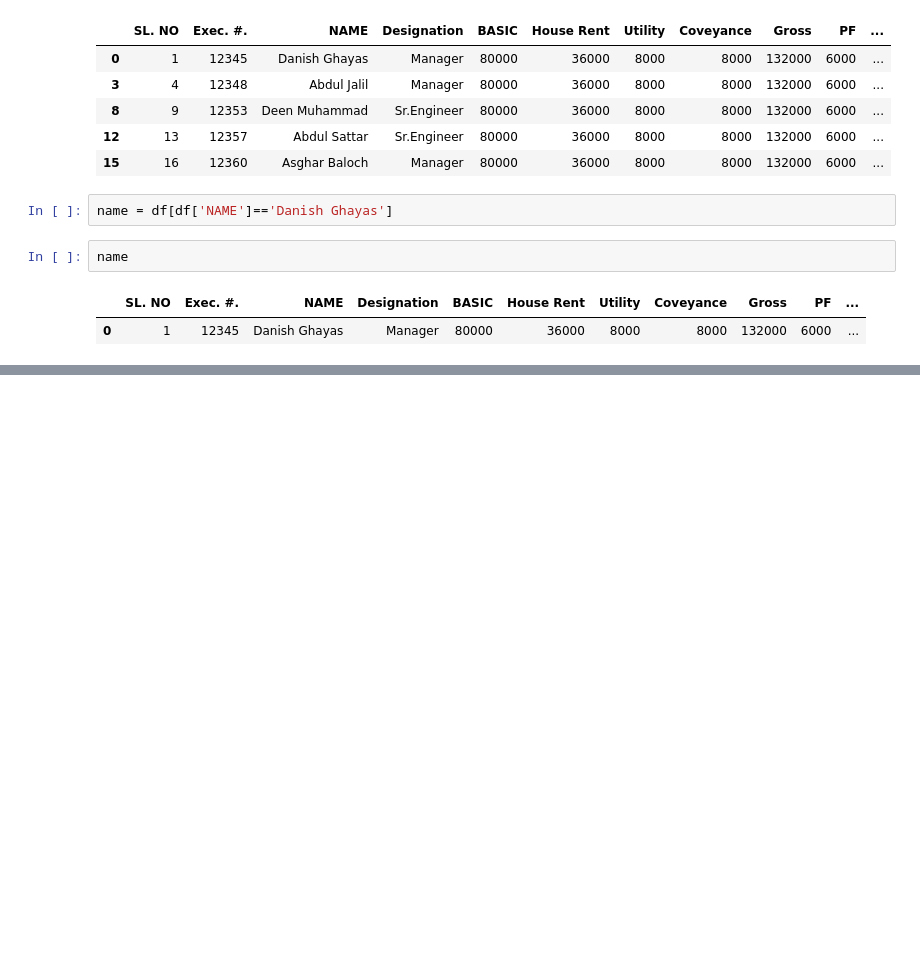
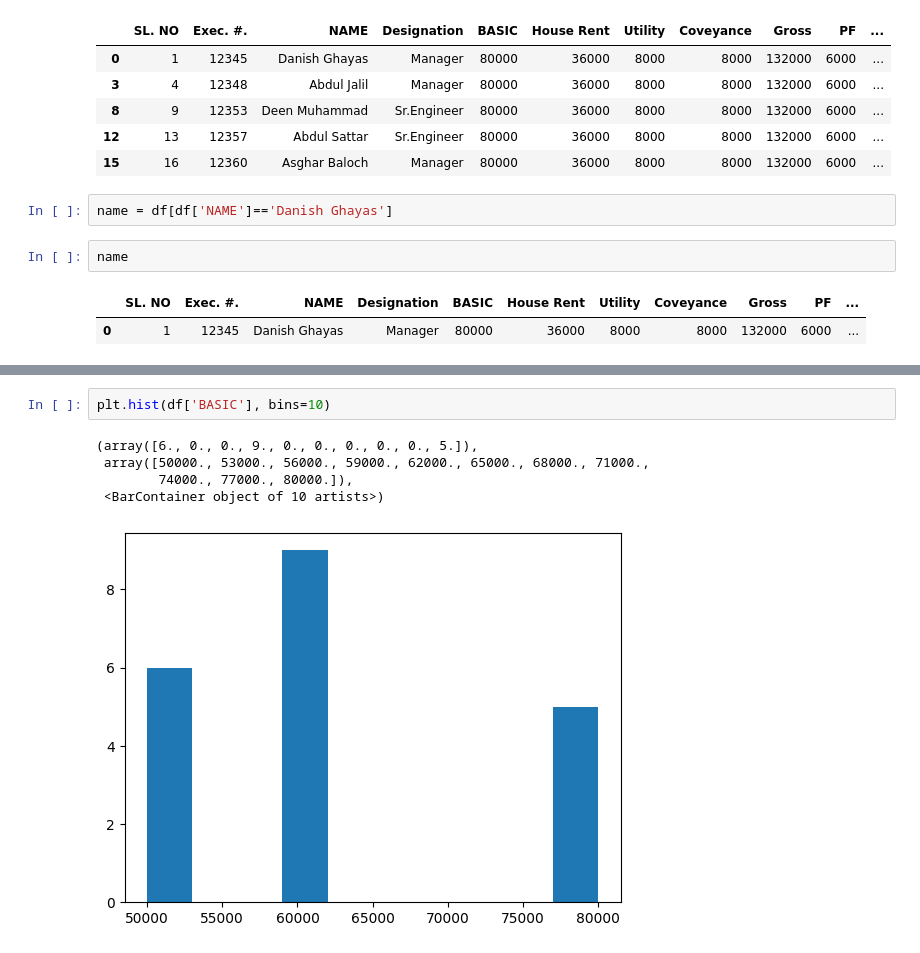
Before and after one commit to ZaidiSahab/Road-to-Data-Science, a Jupyter notebook: Learning_From_Youtube.ipynb, the cells around one changed output, grey strips where cells are left out. Saved outputs shown, nothing was run; the diff lists cells and outputs as text; blank space fills up the shorter version.

```diff
--- a/Learning_From_Youtube.ipynb
+++ b/Learning_From_Youtube.ipynb
@@ -505,0 +632,8 @@ name
+# %%
+plt.hist(df['BASIC'], bins=10)
+# %% [output]
+(array([6., 0., 0., 9., 0., 0., 0., 0., 0., 5.]),
+ array([50000., 53000., 56000., 59000., 62000., 65000., 68000., 71000.,
+        74000., 77000., 80000.]),
+ <BarContainer object of 10 artists>)
+[figure, added]
```
Also changed, not shown: parts of 14 cells of this notebook.
